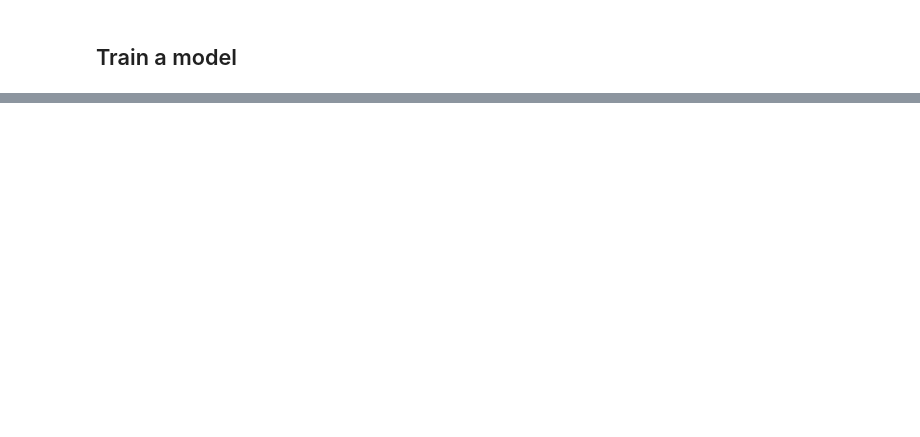
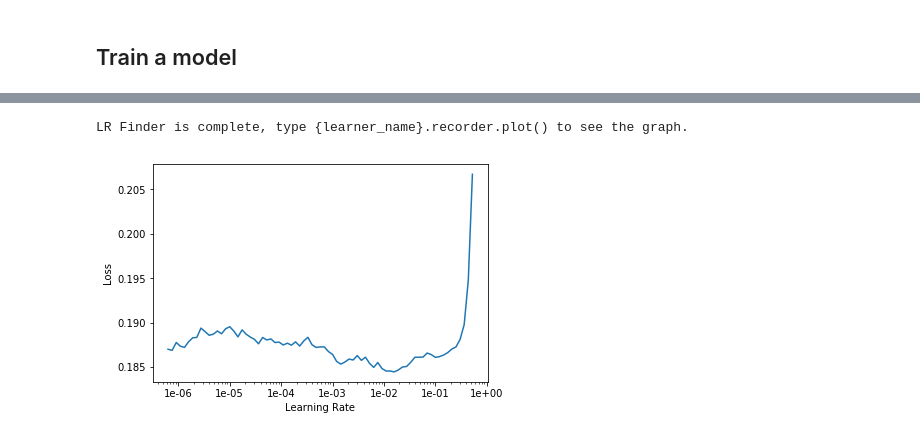
Before and after one commit to remiconnesson/chestxray, a Jupyter notebook: NIHCC-ChestXray.ipynb, the cells around one changed output, grey strips where cells are left out. Cells and saved outputs as stored; diff of their text form; code cells hidden in the pictures; blank space fills up the shorter version.

```diff
--- a/NIHCC-ChestXray.ipynb
+++ b/NIHCC-ChestXray.ipynb
@@ -263,0 +329,3 @@ NameError: name 'resnet34' is not defined
+# %%
+lr = 1e-1
+learn.fit_one_cycle(2, slice(lr))
@@ -263,0 +337,2 @@ NameError: name 'resnet34' is not defined
+# %%
+learn.fit_one_cycle(2, slice(lr))
@@ -263,0 +344,14 @@ NameError: name 'resnet34' is not defined
+# %%
+tmfs64_noflip = get_transforms(do_flip=False)
+data64_noflip = (src64.transform(tmfs64_noflip)
+        .databunch(bs=128).normalize(imagenet_stats))
+# %%
+learn.data = data64_noflip
+# %%
+learn.lr_find()
+# %% [output]
+LR Finder is complete, type {learner_name}.recorder.plot() to see the graph.
+# %%
+learn.recorder.plot()
+# %% [output]
+[figure, added]
```
Also changed, not shown: parts of 54 cells of this notebook.
